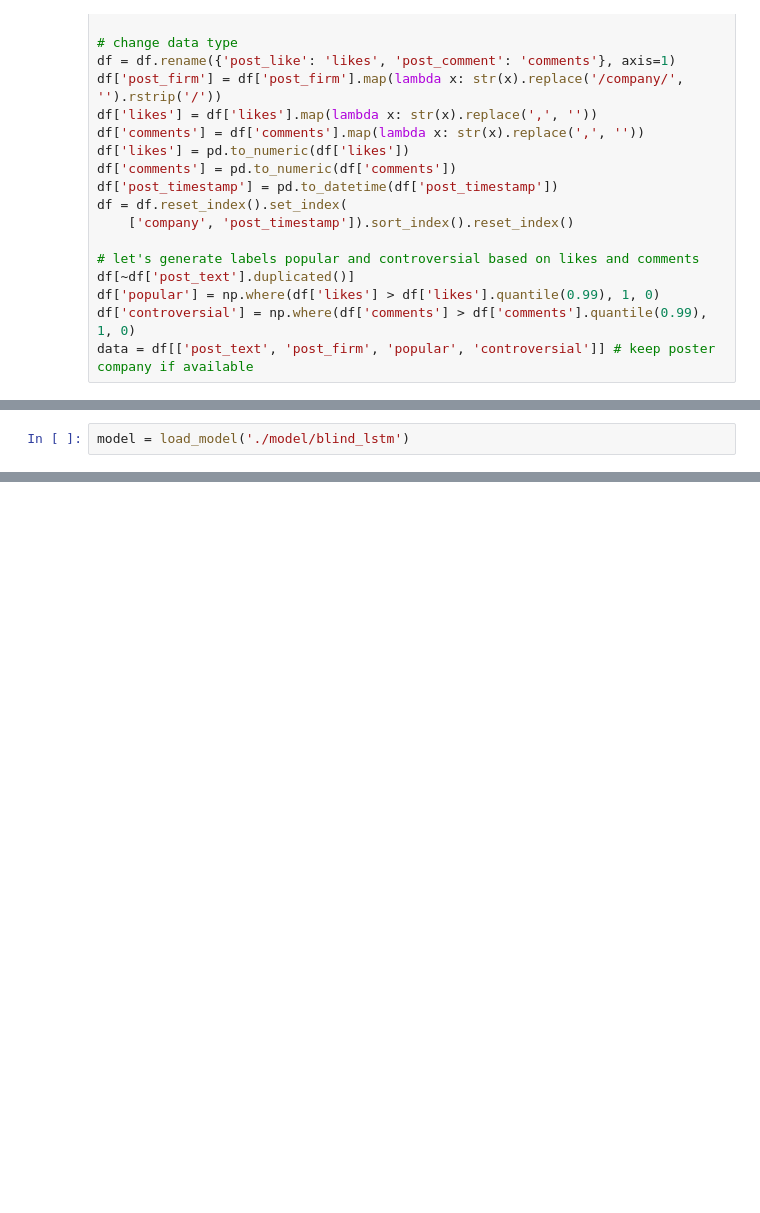
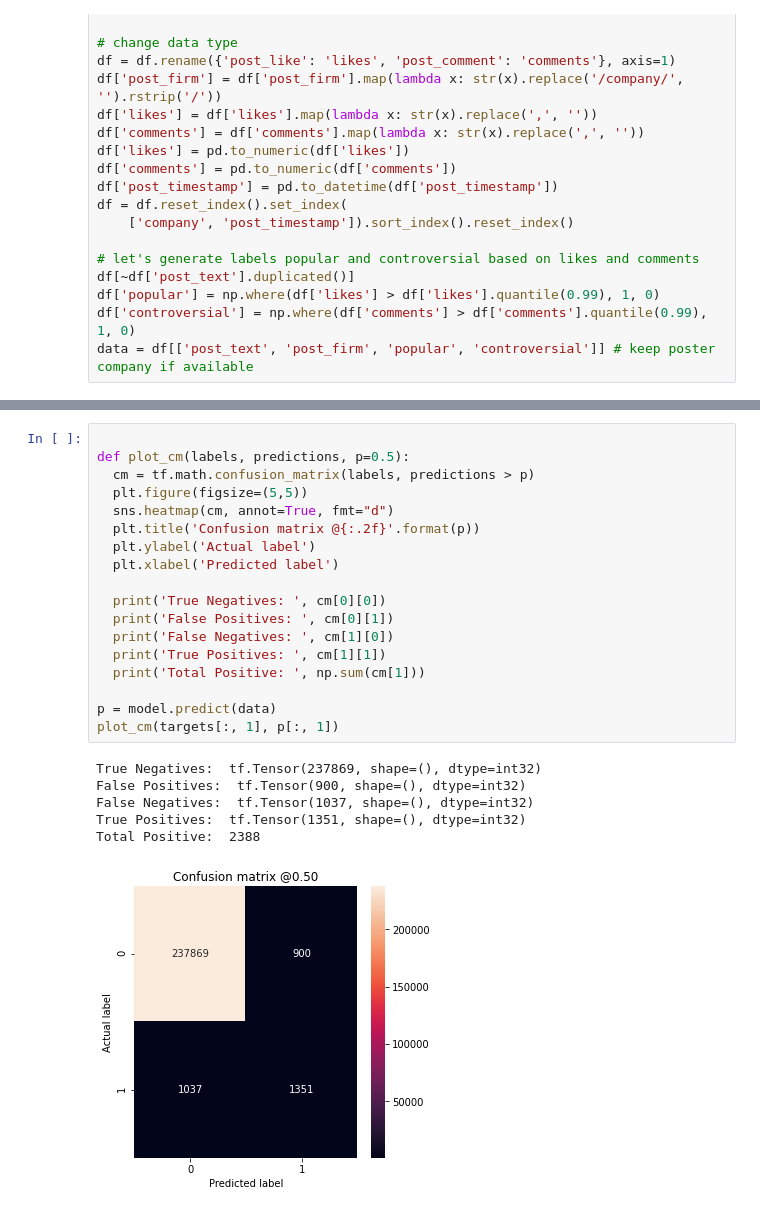
Before and after one commit to fmoz1/blindNLP, a Jupyter notebook: load_posts.ipynb, the cells around one changed output, grey strips where cells are left out. Saved outputs shown, nothing was run; the diff lists cells and outputs as text; blank space fills up the shorter version.

```diff
--- a/load_posts.ipynb
+++ b/load_posts.ipynb
@@ -157,2 +192,0 @@ model.save('./model/blind_lstm')
-# %%
-model = load_model('./model/blind_lstm')
@@ -179,0 +201,25 @@ array([0, 0, 0, ..., 0, 0, 0])
+# %%
+
+def plot_cm(labels, predictions, p=0.5):
+  cm = tf.math.confusion_matrix(labels, predictions > p)
+  plt.figure(figsize=(5,5))
+  sns.heatmap(cm, annot=True, fmt="d")
+  plt.title('Confusion matrix @{:.2f}'.format(p))
+  plt.ylabel('Actual label')
+  plt.xlabel('Predicted label')
+
+  print('True Negatives: ', cm[0][0])
+  print('False Positives: ', cm[0][1])
+  print('False Negatives: ', cm[1][0])
+  print('True Positives: ', cm[1][1])
+  print('Total Positive: ', np.sum(cm[1]))
+
+p = model.predict(data)
+plot_cm(targets[:, 1], p[:, 1])
+# %% [output]
+True Negatives:  tf.Tensor(237869, shape=(), dtype=int32)
+False Positives:  tf.Tensor(900, shape=(), dtype=int32)
+False Negatives:  tf.Tensor(1037, shape=(), dtype=int32)
+True Positives:  tf.Tensor(1351, shape=(), dtype=int32)
+Total Positive:  2388
+[figure, added]
```
Also changed, not shown: parts of 14 cells of this notebook, 3 other files.
